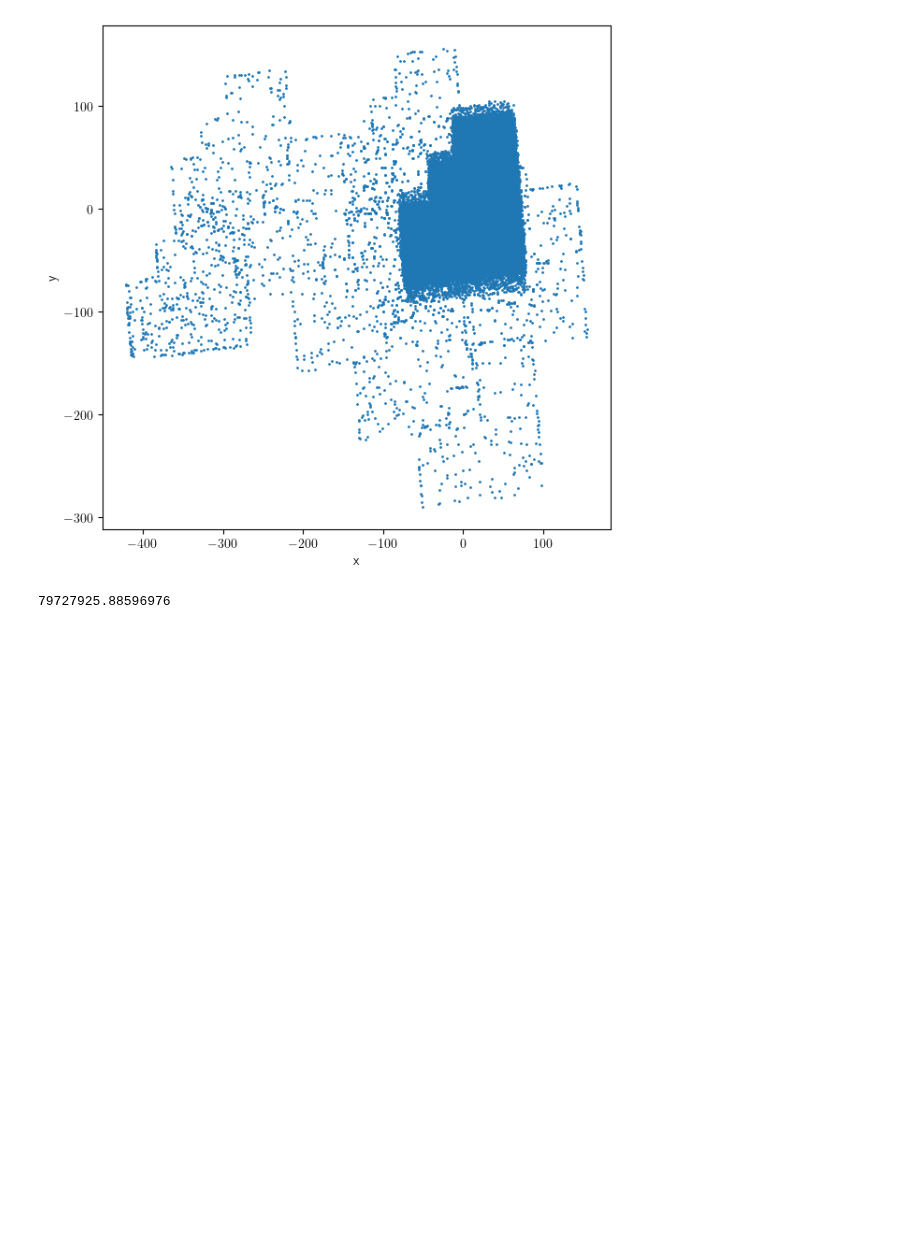
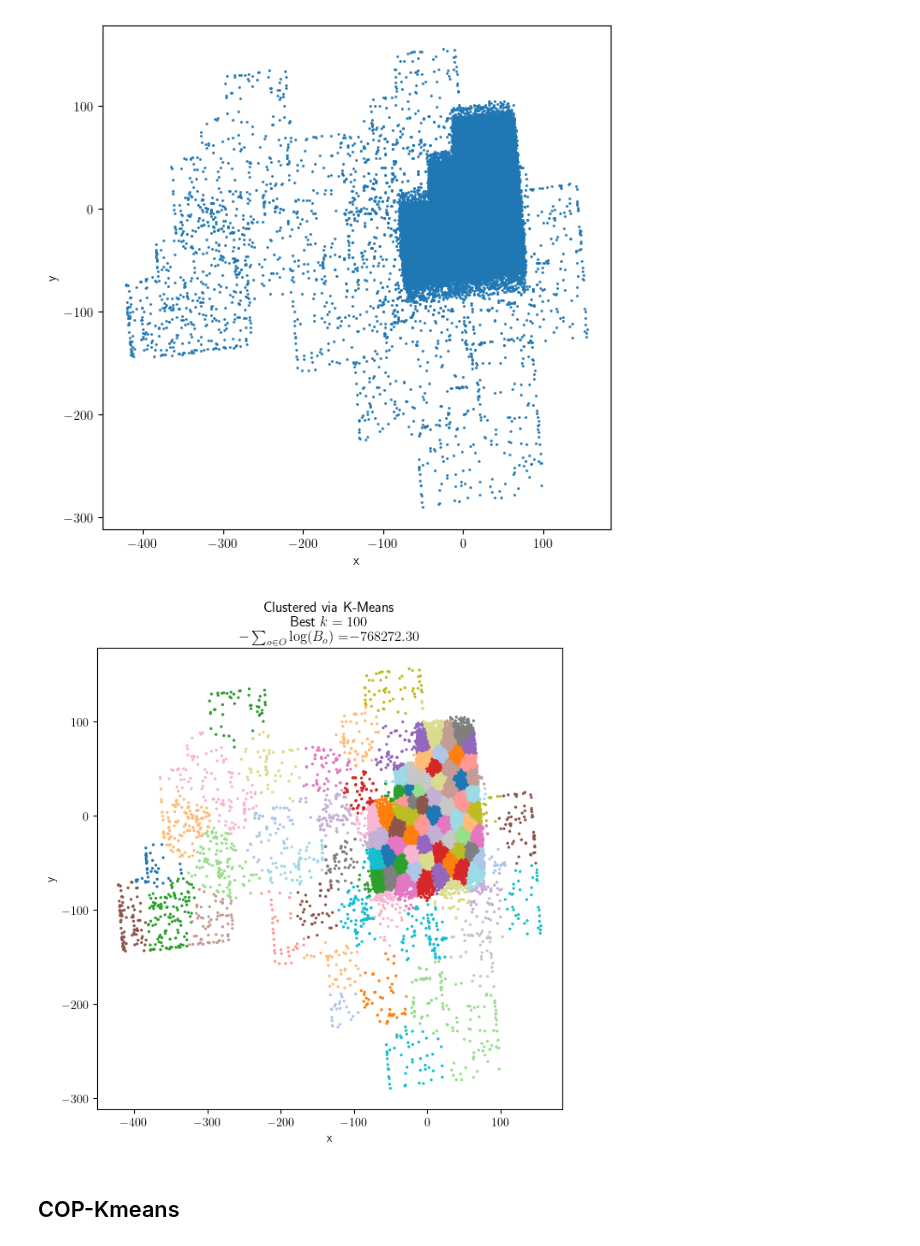
Before and after one commit to jacobf18/astronomical-matching, a Jupyter notebook: hubble.ipynb, the cells around one changed output. Drawn from its saved outputs; the diff is of its cells as text; code cells hidden in the pictures; blank space fills up the shorter version.

```diff
--- a/hubble.ipynb
+++ b/hubble.ipynb
@@ -321,32 +323,39 @@ weights = big_data_df["kappa"]
 # %%
+from sklearn.cluster import KMeans
+from tqdm import tqdm
+from collections import defaultdict
+
 best_labels = None
 best_k = 0
 best_bayes = np.Inf
 
-for k in tqdm(range(1,2)):
+coords = big_data_df[["coord1 (arcseconds)", "coord2 (arcseconds)"]]
+weights = big_data_df["kappa"]
+
+for k in tqdm(range(100,101)):
     kmeans = KMeans(n_clusters=k, random_state=1).fit(X = coords, sample_weight=weights)
 
     bayes = neg_log_bayes(big_data_df, kmeans.labels_)
 
-    print(bayes)
+    if bayes < best_bayes:
+        best_bayes = bayes
+        best_labels = kmeans.labels_
+        best_k = k
 
-    # if bayes < best_bayes:
-    #     best_bayes = bayes
-    #     best_labels = kmeans.labels_
-    #     best_k = k
-
-# plt.figure(figsize=(7,7))
-# plt.scatter(big_data_df['coord1 (arcseconds)'],
-#             big_data_df['coord2 (arcseconds)'],
-#             s=2.0, c = best_labels, cmap='tab20')
-# plt.title("Clustered via K-Means\n"
-#           f"Best $k={best_k}$\n"
-#               r"$-\sum_{{o\in O}}\log(B_o)=$"
-#               f"${best_bayes:.2f}$")
-# plt.xlabel('x')
-# plt.ylabel('y')
-# # plt.xlim([-2,2])
-# # plt.ylim([-2,2])
-# plt.show()
+plt.figure(figsize=(7,7))
+plt.scatter(big_data_df['coord1 (arcseconds)'],
+            big_data_df['coord2 (arcseconds)'],
+            s=2.0, c = best_labels, cmap='tab20')
+plt.title("Clustered via K-Means\n"
+          f"Best $k={best_k}$\n"
+              r"$-\sum_{{o\in O}}\log(B_o)=$"
+              f"${best_bayes:.2f}$")
+plt.xlabel('x')
+plt.ylabel('y')
+# plt.xlim([-2,2])
+# plt.ylim([-2,2])
+plt.show()
 # %% [output]
-79727925.88596976
+[figure, added]
+# %% [markdown]
+## COP-Kmeans
```
Also changed, not shown: parts of 12 cells of this notebook, 2 other files.
